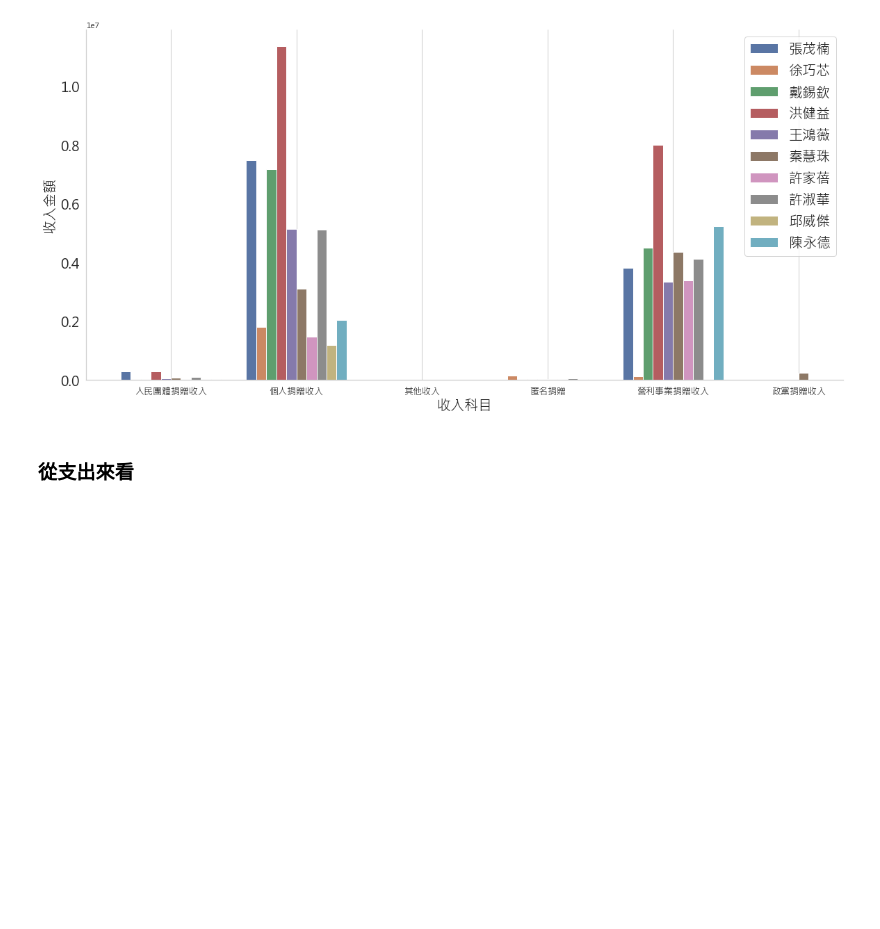
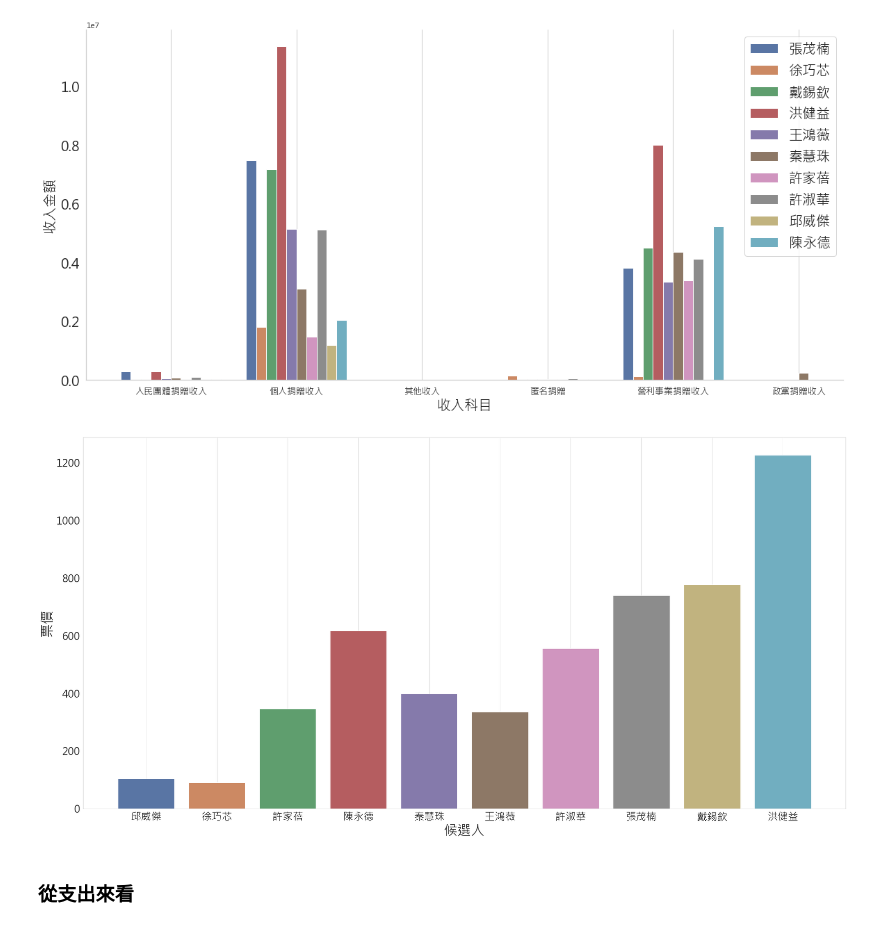
Before and after one commit to h30306/Learning-Notes, a Jupyter notebook: data-mining/Politics Analysis/Politics Analasis.ipynb, the cells around one changed output. Saved outputs shown, nothing was run; the diff lists cells and outputs as text; code cells hidden in the pictures; blank space fills up the shorter version.

```diff
--- a/data-mining/Politics Analysis/Politics Analasis.ipynb
+++ b/data-mining/Politics Analysis/Politics Analasis.ipynb
@@ -202,6 +202,34 @@ _ = plt.plot()
 # %% [output]
 <Figure size 2880x1440 with 0 Axes>
 [figure]
+# %%
+dict_ = {'陳永德':11848,
+         '洪健益':16014,
+         '許淑華':16900,
+         '秦慧珠':19568,
+         '徐巧芯':22929,
+         '邱威傑':11786,
+         '戴錫欽':15102,
+         '王鴻薇':25508,
+         '許家蓓':14132,
+         '張茂楠':15658}
+# %%
+all_income['票數'] = all_income['項目名稱'].map(dict_)
+# %%
+all_income['票價'] = all_income['收入金額']/all_income['票數']
+# %%
+plt.figure(figsize=(40, 20))
+ax = sns.barplot(x="項目名稱", y="票價", data=all_income[['票價','項目名稱']], estimator=sum)
+label = ax.get_xticklabels()
+#plt.setp(label, rotation=45, ha="right",rotation_mode="anchor")
+plt.ylabel('票價',fontsize=40)
+plt.xlabel('候選人',fontsize=40)
+plt.xticks(fontsize=30)
+plt.yticks(fontsize=30)
+plt.grid()
+_ = plt.plot()
+# %% [output]
+[figure, added]
 # %% [markdown]
 ### 從支出來看
 # %%
```
